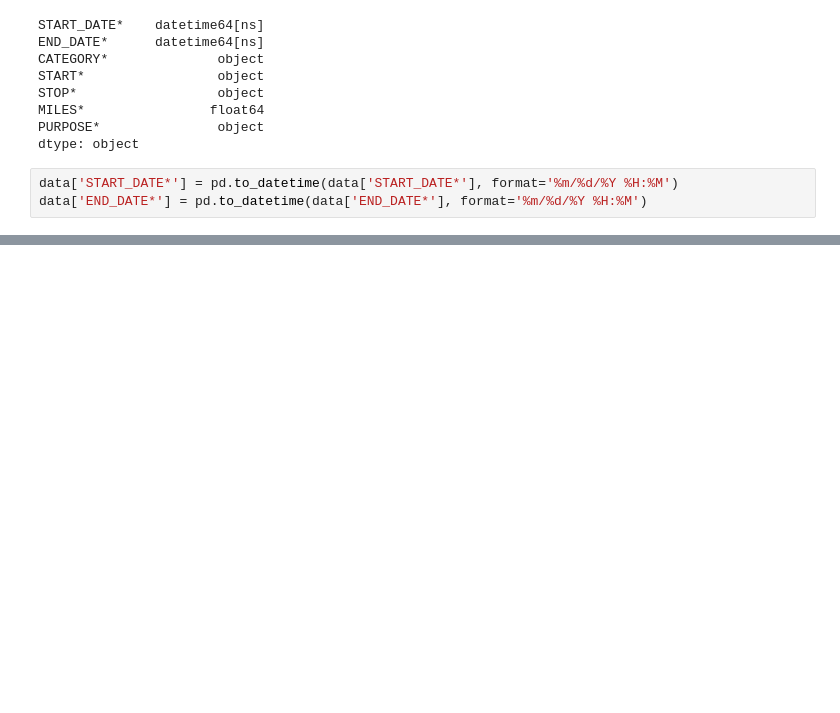
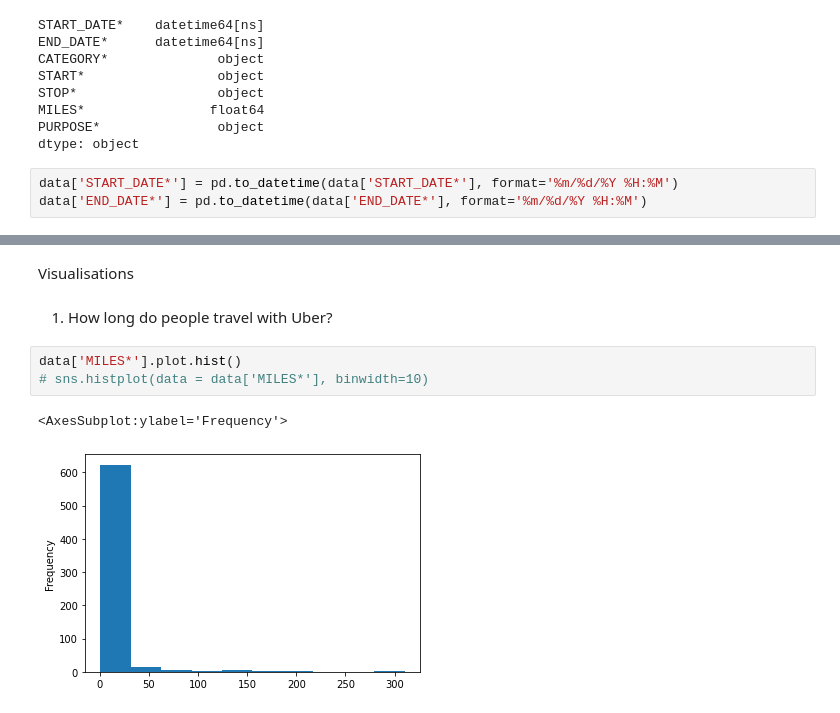
Before and after one commit to Abhi-aka-rup/Data-Scientist, a Jupyter notebook: Project 2 - Uber Data Analysis/ubder-data-analysis.ipynb, the cells around one changed output, grey strips where cells are left out. Saved outputs shown, nothing was run; the diff lists cells and outputs as text; blank space fills up the shorter version.

```diff
--- a/Project 2 - Uber Data Analysis/ubder-data-analysis.ipynb
+++ b/Project 2 - Uber Data Analysis/ubder-data-analysis.ipynb
@@ -64,0 +104,10 @@ data['END_DATE*'] = pd.to_datetime(data['END_DATE*'], format='%m/%d/%Y %H:%M')
+# %% [markdown]
+Visualisations
+# %% [markdown]
+1. How long do people travel with Uber?
+# %%
+data['MILES*'].plot.hist()
+# sns.histplot(data = data['MILES*'], binwidth=10)
+# %% [output]
+<AxesSubplot:ylabel='Frequency'>
+[figure, added]
```
Also changed, not shown: parts of 6 cells of this notebook.
